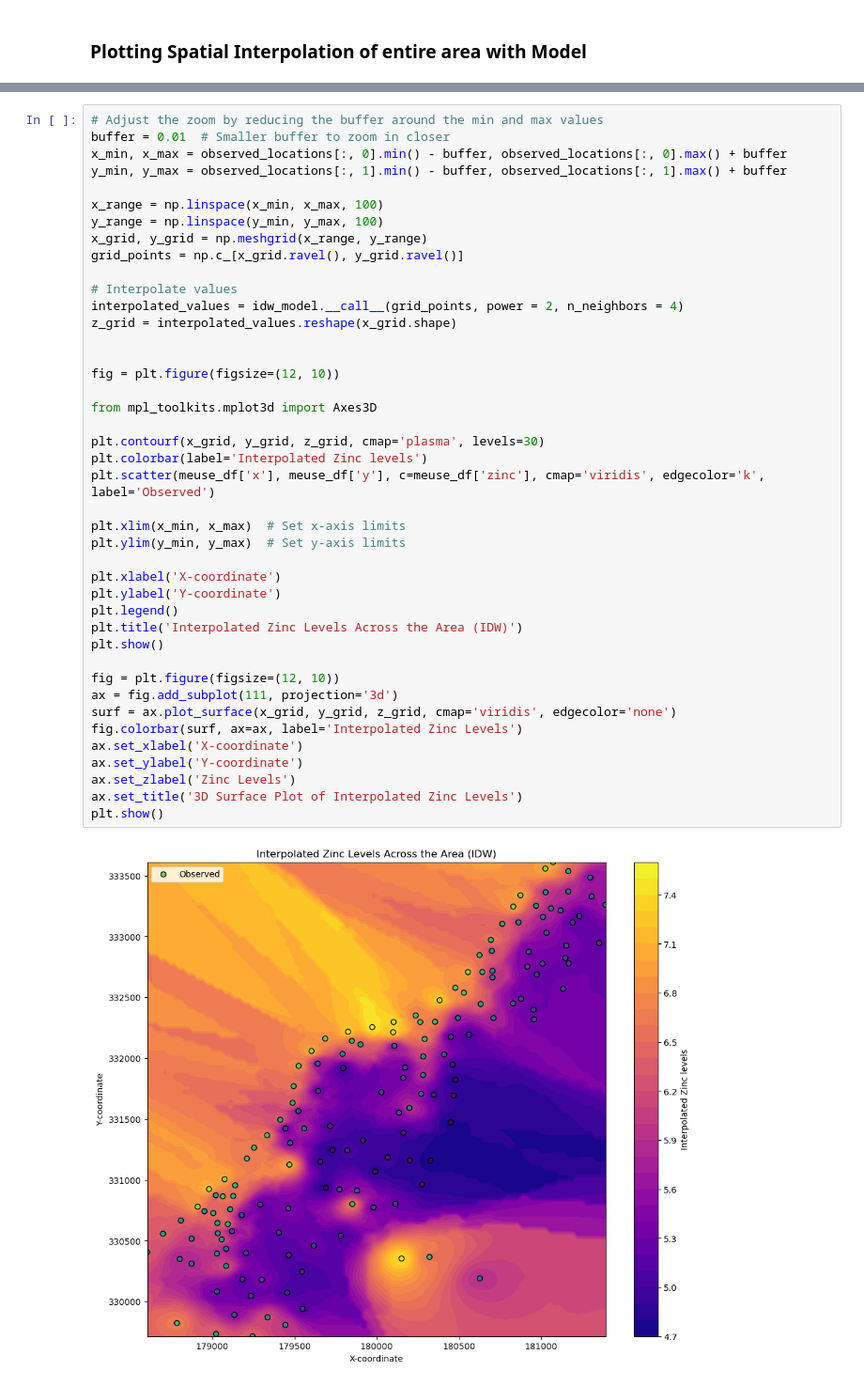
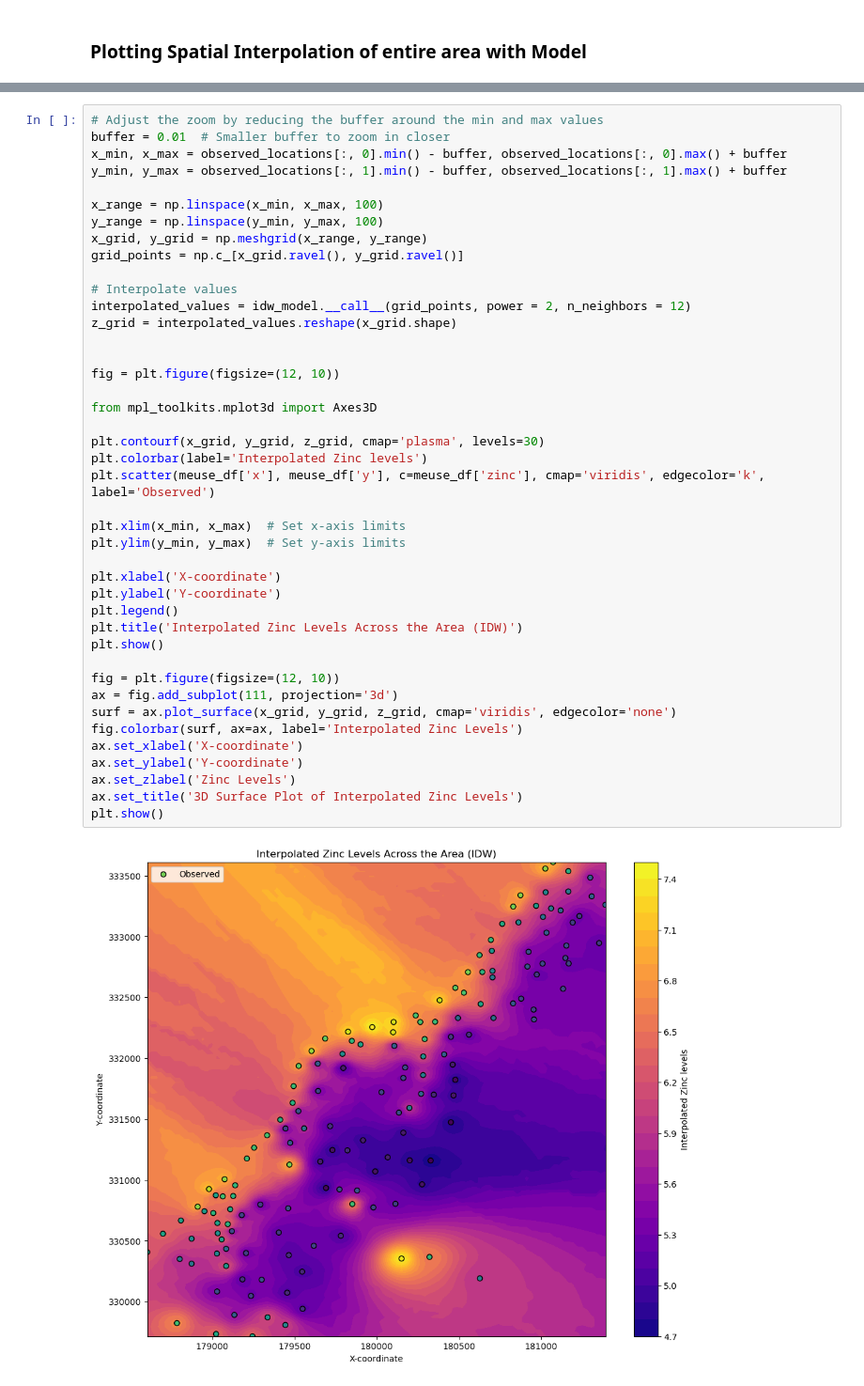
Before and after one commit to cheenngg/FYP-Spatial-Analytics, a Jupyter notebook: IDW - Meuse (ShepardIDW).ipynb, the cells around one changed output, grey strips where cells are left out. Shown at 94% size. Saved outputs shown, nothing was run; the diff lists cells and outputs as text.

```diff
--- a/IDW - Meuse (ShepardIDW).ipynb
+++ b/IDW - Meuse (ShepardIDW).ipynb
@@ -377,35 +395,35 @@ x_grid, y_grid = np.meshgrid(x_range, y_range)
 grid_points = np.c_[x_grid.ravel(), y_grid.ravel()]
 
 # Interpolate values
-interpolated_values = idw_model.__call__(grid_points, power = 2, n_neighbors = 4)
+interpolated_values = idw_model.__call__(grid_points, power = 2, n_neighbors = 12)
 z_grid = interpolated_values.reshape(x_grid.shape)
 
 
 fig = plt.figure(figsize=(12, 10))
 
 from mpl_toolkits.mplot3d import Axes3D
 
 plt.contourf(x_grid, y_grid, z_grid, cmap='plasma', levels=30)
 plt.colorbar(label='Interpolated Zinc levels')
 plt.scatter(meuse_df['x'], meuse_df['y'], c=meuse_df['zinc'], cmap='viridis', edgecolor='k', label='Observed')
 
 plt.xlim(x_min, x_max)  # Set x-axis limits
 plt.ylim(y_min, y_max)  # Set y-axis limits
 
 plt.xlabel('X-coordinate')
 plt.ylabel('Y-coordinate')
 plt.legend()
 plt.title('Interpolated Zinc Levels Across the Area (IDW)')
 plt.show()
 
 fig = plt.figure(figsize=(12, 10))
 ax = fig.add_subplot(111, projection='3d')
 surf = ax.plot_surface(x_grid, y_grid, z_grid, cmap='viridis', edgecolor='none')
 fig.colorbar(surf, ax=ax, label='Interpolated Zinc Levels')
 ax.set_xlabel('X-coordinate')
 ax.set_ylabel('Y-coordinate')
 ax.set_zlabel('Zinc Levels')
 ax.set_title('3D Surface Plot of Interpolated Zinc Levels')
 plt.show()
 # %% [output]
-[figure, old version]
+[figure, new version]
```
Also changed, not shown: parts of 11 cells of this notebook, 2 other files.
